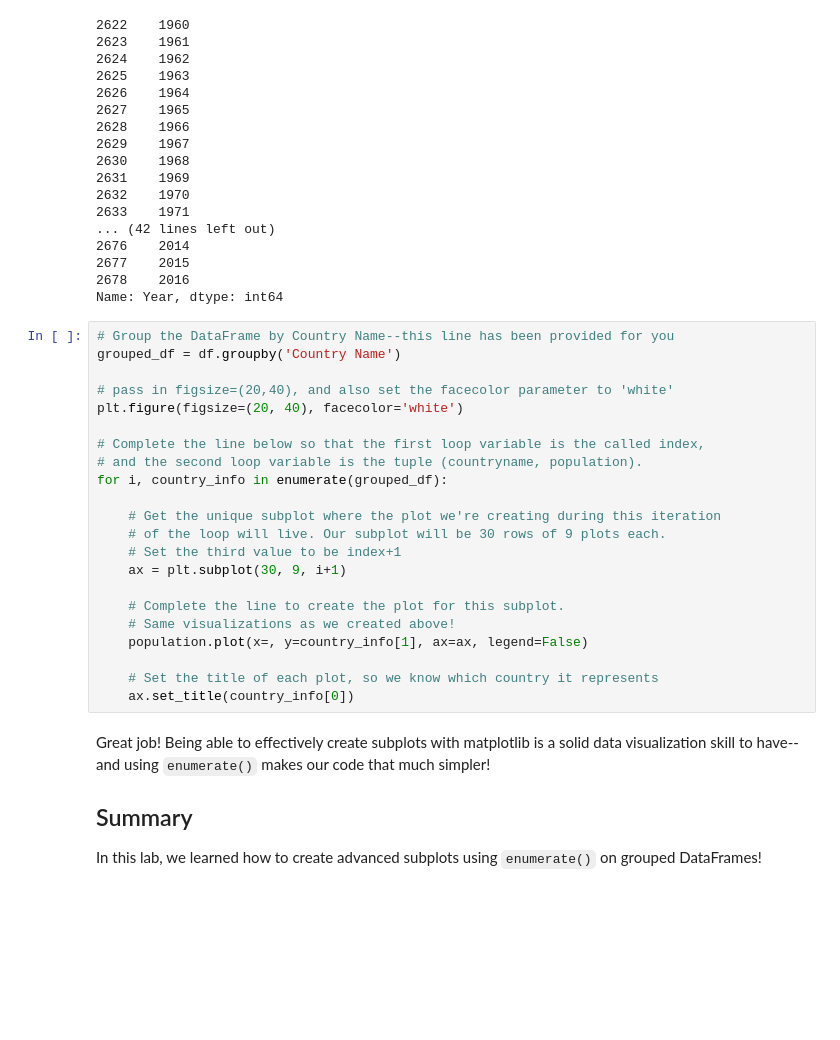
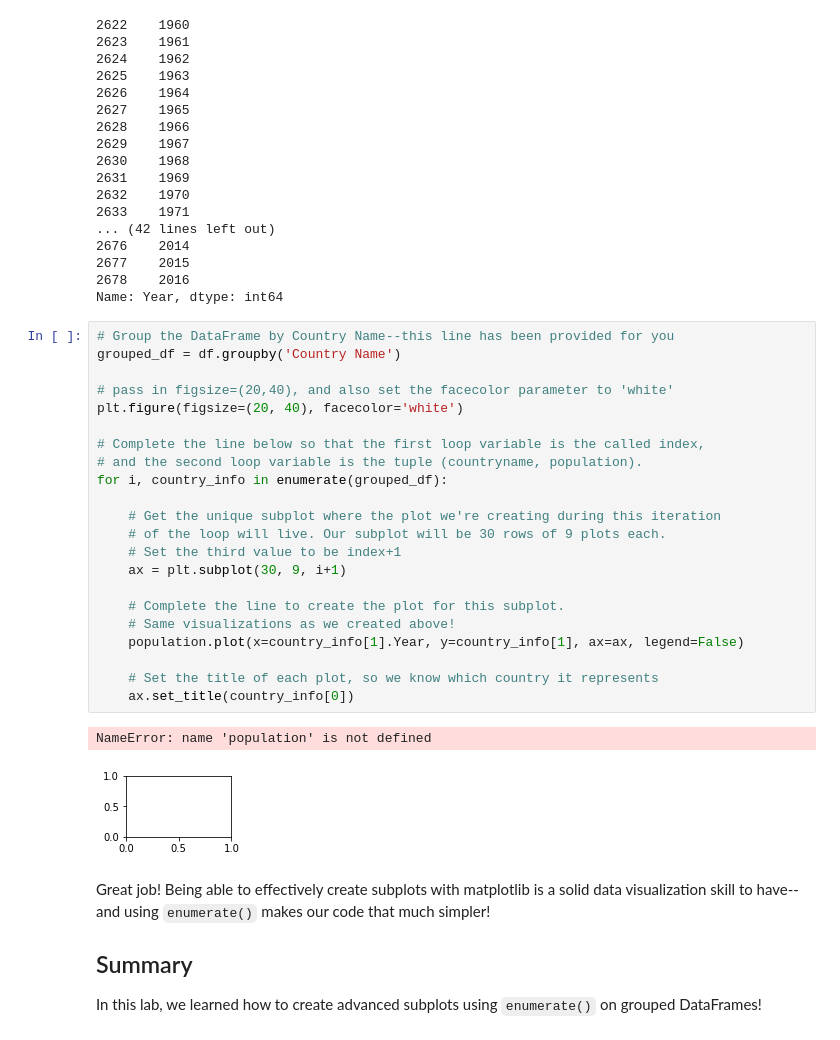
Before and after one commit to Pballer/dsc-subplots-and-enumeration-lab-dc-ds-071519, a Jupyter notebook: index.ipynb, the cells around one changed output. Drawn from its saved outputs; the diff is of its cells as text; blank space fills up the shorter version.

```diff
--- a/index.ipynb
+++ b/index.ipynb
@@ -222,25 +222,28 @@ Name: Year, dtype: int64
 # %%
 # Group the DataFrame by Country Name--this line has been provided for you
 grouped_df = df.groupby('Country Name')
 
 # pass in figsize=(20,40), and also set the facecolor parameter to 'white'
 plt.figure(figsize=(20, 40), facecolor='white')
 
 # Complete the line below so that the first loop variable is the called index,
 # and the second loop variable is the tuple (countryname, population).
 for i, country_info in enumerate(grouped_df):
 
     # Get the unique subplot where the plot we're creating during this iteration
     # of the loop will live. Our subplot will be 30 rows of 9 plots each.
     # Set the third value to be index+1
     ax = plt.subplot(30, 9, i+1)
 
     # Complete the line to create the plot for this subplot.
     # Same visualizations as we created above!
-    population.plot(x=, y=country_info[1], ax=ax, legend=False)
+    population.plot(x=country_info[1].Year, y=country_info[1], ax=ax, legend=False)
 
     # Set the title of each plot, so we know which country it represents
     ax.set_title(country_info[0])
+# %% [output]
+NameError: name 'population' is not defined
+[figure, added]
 # %% [markdown]
 Great job! Being able to effectively create subplots with matplotlib is a solid data visualization skill to have--and using `enumerate()` makes our code that much simpler!
 
```
